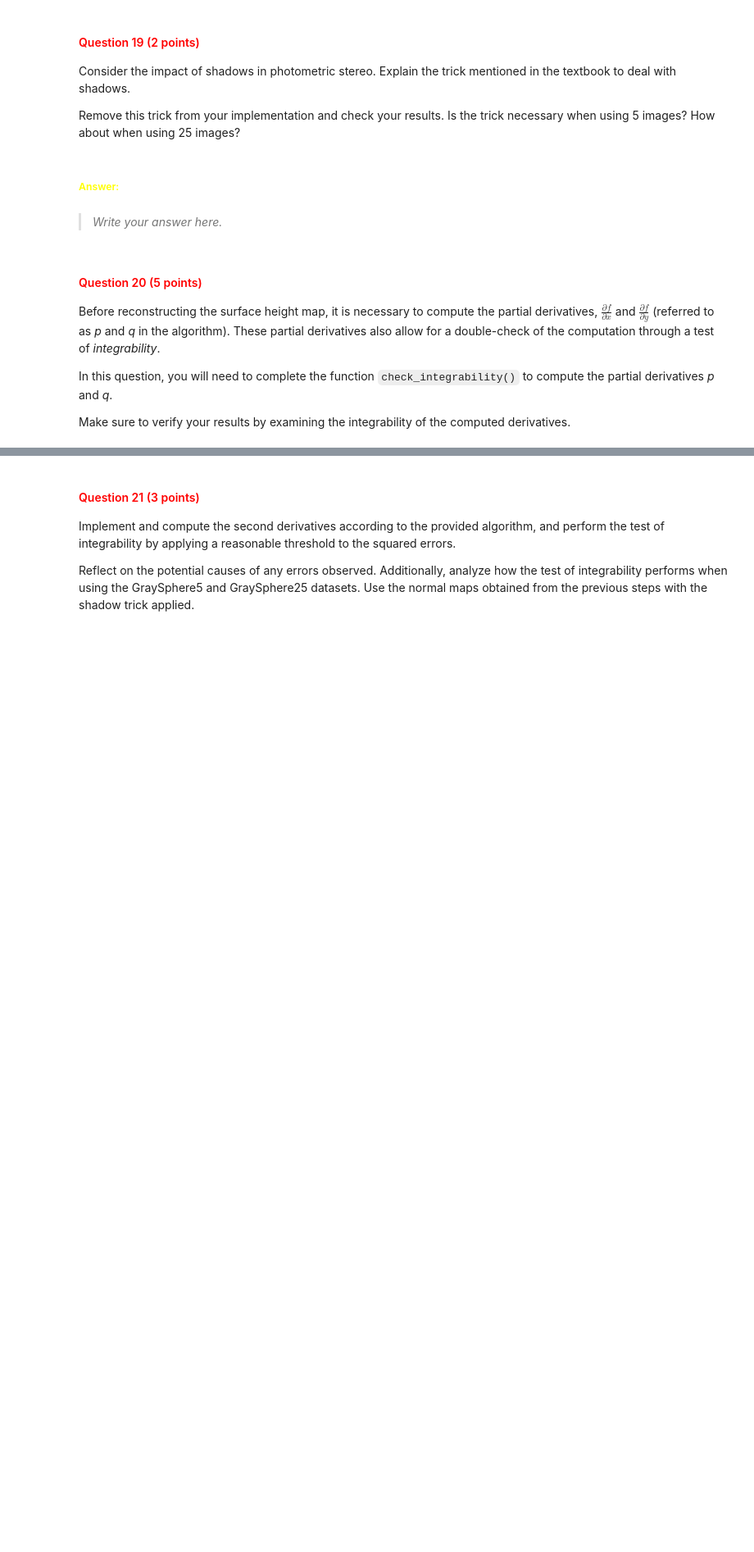
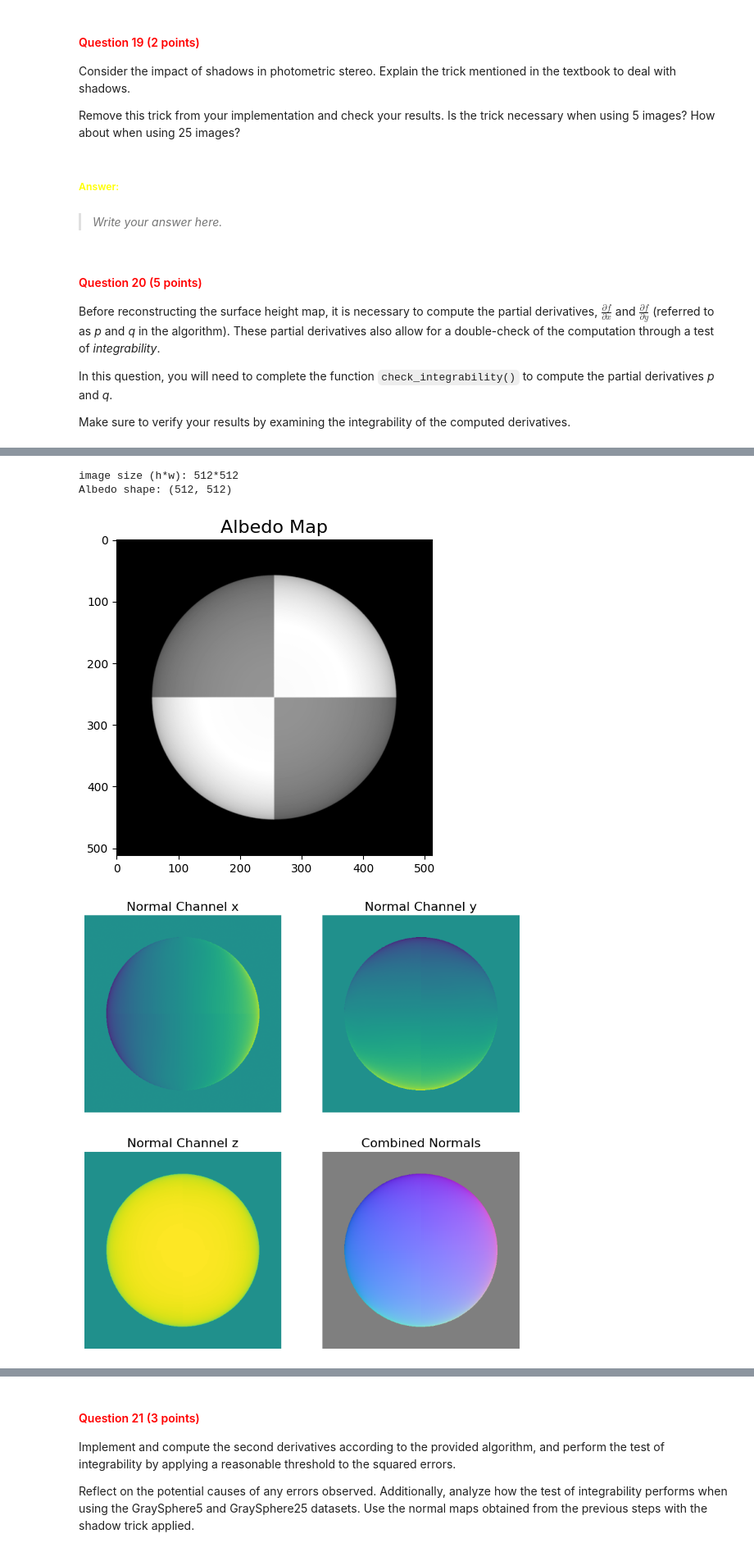
Before and after one commit to juttevijverberg/cv1-lab-1, a Jupyter notebook: cv1-lab-1.ipynb, the cells around one changed output, grey strips where cells are left out. Shown at 82% size. Cells and saved outputs as stored; diff of their text form; code cells hidden in the pictures; blank space fills up the shorter version.

```diff
--- a/cv1-lab-1.ipynb
+++ b/cv1-lab-1.ipynb
@@ -986,0 +1112,11 @@ NameError: name 'normal_s5' is not defined
+# %%
+images = convert_rgb_to_grays('images/beehive_house.jpg')
+methods = ['Lightness', 'Average', 'Luminosity', 'Opencv']
+
+fig, axes = plt.subplots(1, 4, figsize=(15, 6))
+
+for i in range(images.shape[-1]):
+    axes[i].imshow(images[:,:,i], cmap='gray')
+    axes[i].axis('off')
+    axes[i].set_title(methods[i])
+plt.show()
@@ -986,0 +1135,8 @@ NameError: name 'normal_s5' is not defined
+# %%
+image = convert_rgb_to_normedrgb('images/beehive_house.jpg')
+fig, ax = plt.subplots(1, 1, figsize=(15, 6))
+
+ax.imshow(image)
+ax.axis('off')
+ax.set_title('Normed rgb')
+plt.show()
@@ -986,0 +1176,6 @@ NameError: name 'normal_s5' is not defined
+# %%
+# load and convert the image to rgb
+image = cv2.imread('images/beehive_house.jpg')
+image = cv2.cvtColor(image, cv2.COLOR_BGR2RGB)
+
+# YOUR CODE HERE
@@ -986,0 +1487,13 @@ NameError: name 'normal_s5' is not defined
+# %%
+# load synthetic images for SphereGray5
+image_stack, normalized_light_dirs= load_synthetic_images('./photometrics_images/SphereGray5/', channel=0)
+
+# estimate albedo and normals
+albedo, normals = estimate_albedo_and_normals(image_stack, normalized_light_dirs,shadow_trick=True)
+# show results
+show_results(albedo, normals, height_map=None, SE=None)
+# %% [output]
+image size (h*w): 512*512
+Albedo shape: (512, 512)
+[figure, added]
+[figure, added]
```
Also changed, not shown: parts of 114 cells of this notebook.
